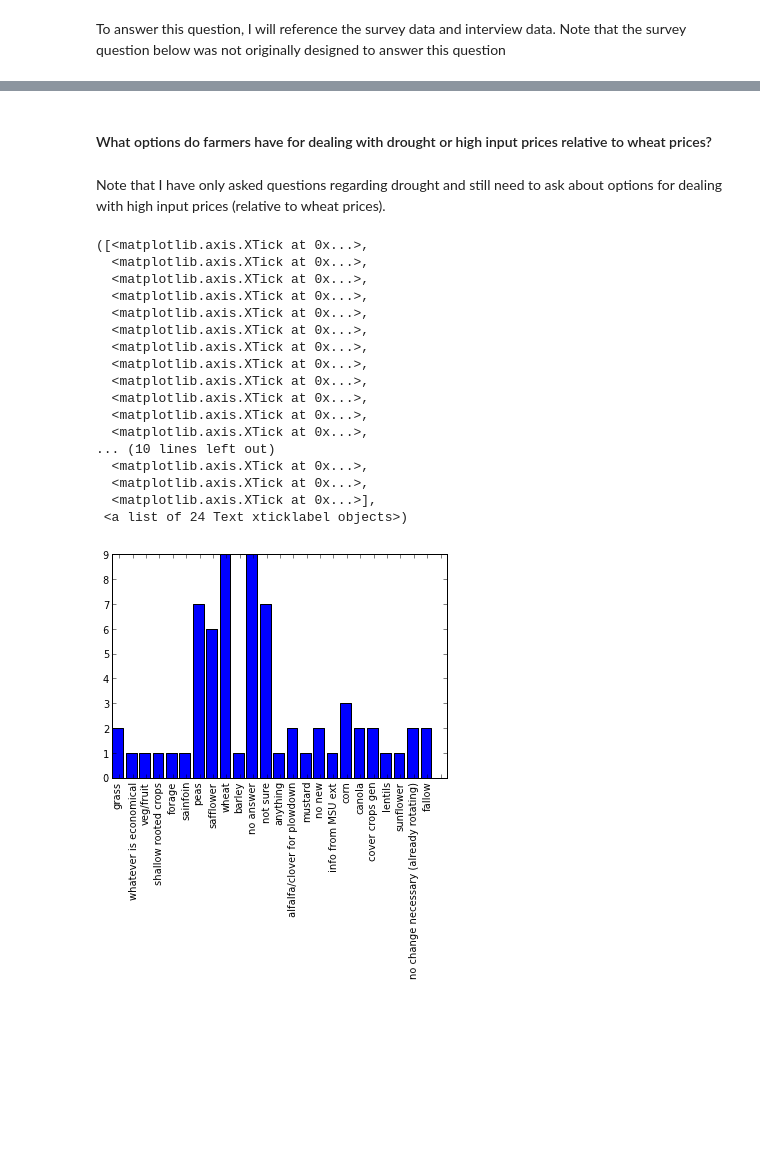
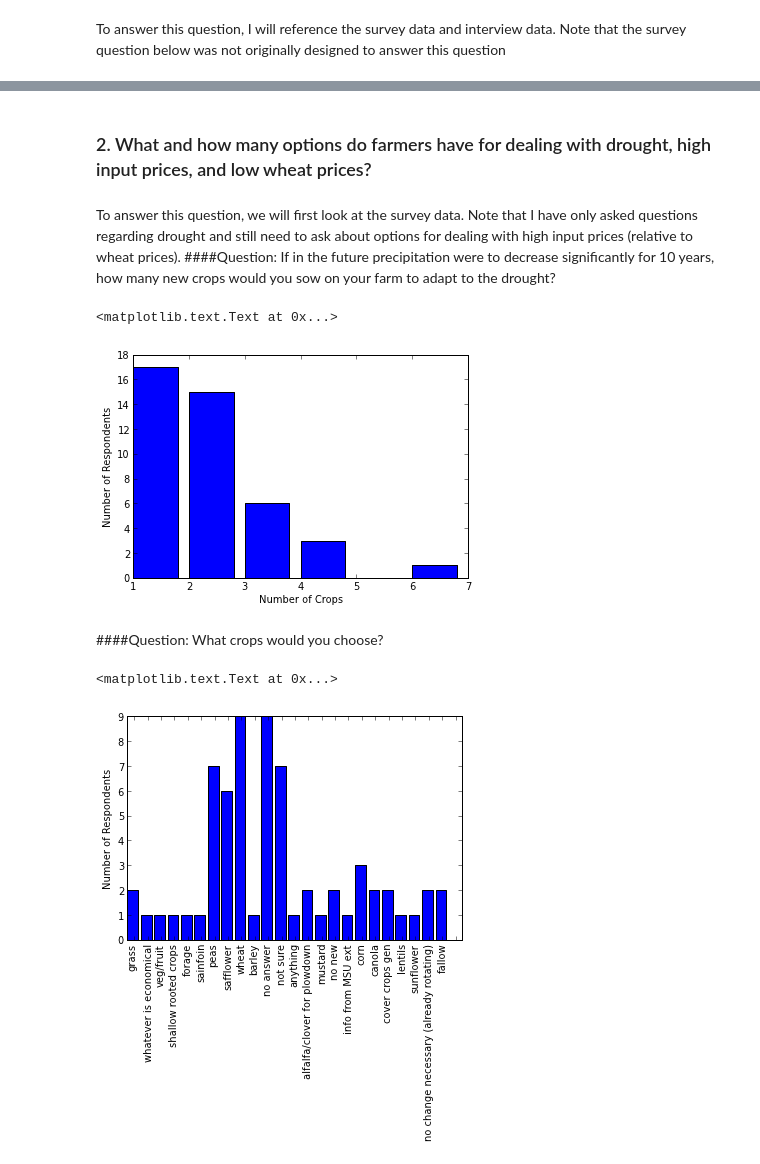
Before and after one commit to plawrence/farmStressAnalysis, a Jupyter notebook: stressAnalysis.ipynb, the cells around one changed output, grey strips where cells are left out. Saved outputs shown, nothing was run; the diff lists cells and outputs as text; code cells hidden in the pictures; blank space fills up the shorter version.

Commit message:
part of the way through integrating interview & survey data

```diff
--- a/stressAnalysis.ipynb
+++ b/stressAnalysis.ipynb
@@ -238,5 +241,6 @@ dtype: int64
 # %% [markdown]
-#### What options do farmers have for dealing with drought or high input prices relative to wheat prices?
+### 2.  What and how many options do farmers have for dealing with drought, high input prices, and low wheat prices?
 # %% [markdown]
-Note that I have only asked questions regarding drought and still need to ask about options for dealing with high input prices (relative to wheat prices).
+To answer this question, we will first look at the survey data.  Note that I have only asked questions regarding drought and still need to ask about options for dealing with high input prices (relative to wheat prices).
+####Question: If in the future precipitation were to decrease significantly for 10 years, how many new crops would you sow on your farm to adapt to the drought?
 # %%
@@ -244,25 +248,24 @@ noAltCrops = pd.read_csv('C:/Users/patrick.lawrence.MSU/Documents/models/stress_
+# %%
+fig=figure()
+ax = subplot(111)
+ax.bar(noAltCrops.No_Crops,noAltCrops.Respondents)
+ylabel("Number of Respondents")
+xlabel("Number of Crops")
+#xticks(arange(0.5,25,1),AltCrops.Crop,rotation=90)
+# %% [output]
+<matplotlib.text.Text at 0x...>
+[figure, added]
+# %% [markdown]
+####Question: What crops would you choose?
+# %%
+AltCrops = pd.read_csv('C:/Users/patrick.lawrence.MSU/Documents/models/stress_analysis/survey_no_alt_crops_cleaned.csv')
 # %%
 fig=figure()
 ax = subplot(111)
-ax.bar(noAltCrops.index,noAltCrops.Respondents)
-xticks(arange(0.5,25,1),noAltCrops.Crop,rotation=90)
+ax.bar(AltCrops.index,AltCrops.Respondents)
+xticks(arange(0.5,25,1),AltCrops.Crop,rotation=90)
+ylabel("Number of Respondents")
 # %% [output]
-([<matplotlib.axis.XTick at 0x...>,
-  <matplotlib.axis.XTick at 0x...>,
-  <matplotlib.axis.XTick at 0x...>,
-  <matplotlib.axis.XTick at 0x...>,
-  <matplotlib.axis.XTick at 0x...>,
-  <matplotlib.axis.XTick at 0x...>,
-  <matplotlib.axis.XTick at 0x...>,
-  <matplotlib.axis.XTick at 0x...>,
-  <matplotlib.axis.XTick at 0x...>,
-  <matplotlib.axis.XTick at 0x...>,
-  <matplotlib.axis.XTick at 0x...>,
-  <matplotlib.axis.XTick at 0x...>,
-... (10 lines left out)
-  <matplotlib.axis.XTick at 0x...>,
-  <matplotlib.axis.XTick at 0x...>,
-  <matplotlib.axis.XTick at 0x...>],
- <a list of 24 Text xticklabel objects>)
+<matplotlib.text.Text at 0x...>
-[figure, old version]
+[figure, new version]
 # %% [markdown]
```
Also changed, not shown: parts of 14 cells of this notebook, 1 other file.
